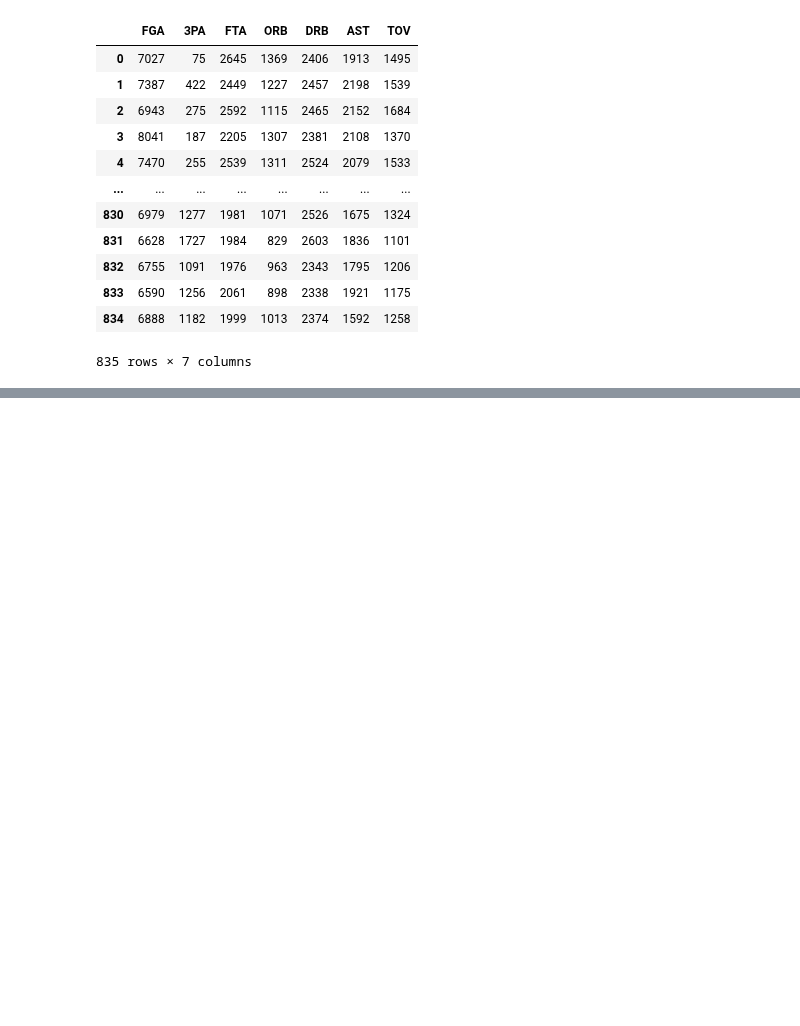
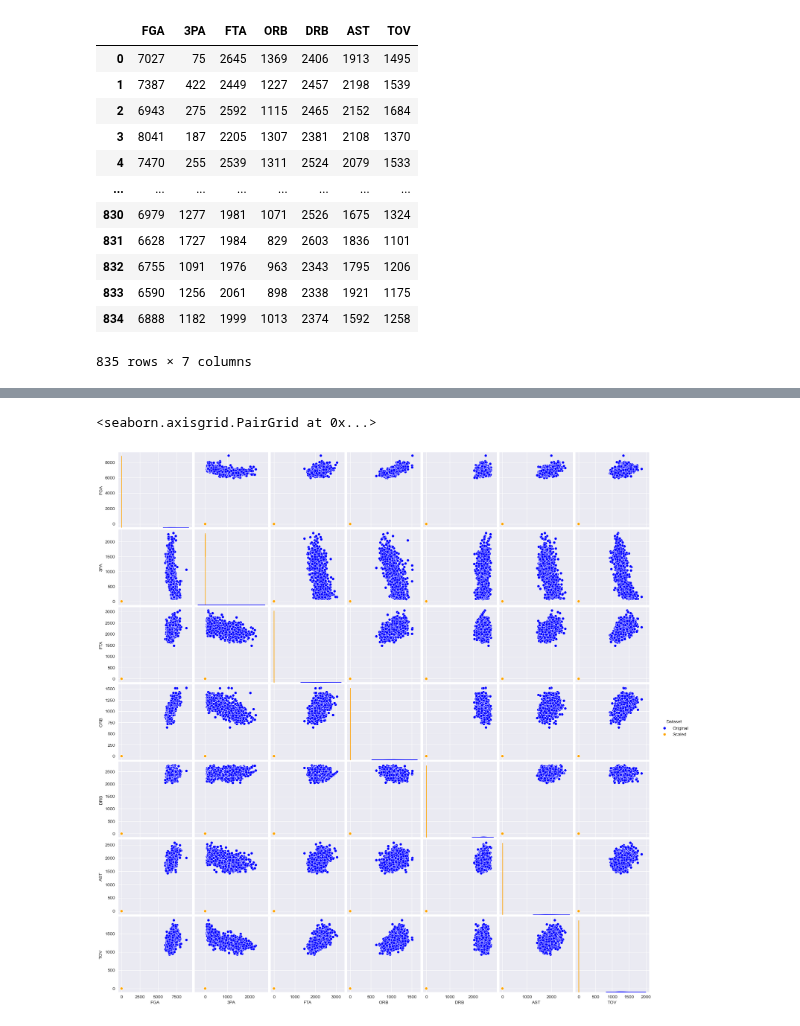
Before and after one commit to availe/CTP-Data-Science, a Jupyter notebook: Week-07-Regression/Exercise-RD-Regression.ipynb, the cells around one changed output, grey strips where cells are left out. Drawn from its saved outputs; the diff is of its cells as text; code cells hidden in the pictures; blank space fills up the shorter version.

Commit message:
pairplot

```diff
--- a/Week-07-Regression/Exercise-RD-Regression.ipynb
+++ b/Week-07-Regression/Exercise-RD-Regression.ipynb
@@ -108,0 +126,13 @@ display(X)
+# %%
+scaler = StandardScaler()
+X_scaled = scaler.fit_transform(X)
+X_scaled = pd.DataFrame(X_scaled, columns=X.columns)
+
+X['Dataset'] = 'Original'
+X_scaled['Dataset'] = 'Scaled'
+
+X_combined = pd.concat([X, X_scaled])
+sns.pairplot(X_combined, hue='Dataset', palette=['blue', 'orange'])
+# %% [output]
+<seaborn.axisgrid.PairGrid at 0x...>
+[figure, added]
```
Also changed, not shown: parts of 4 cells of this notebook.
